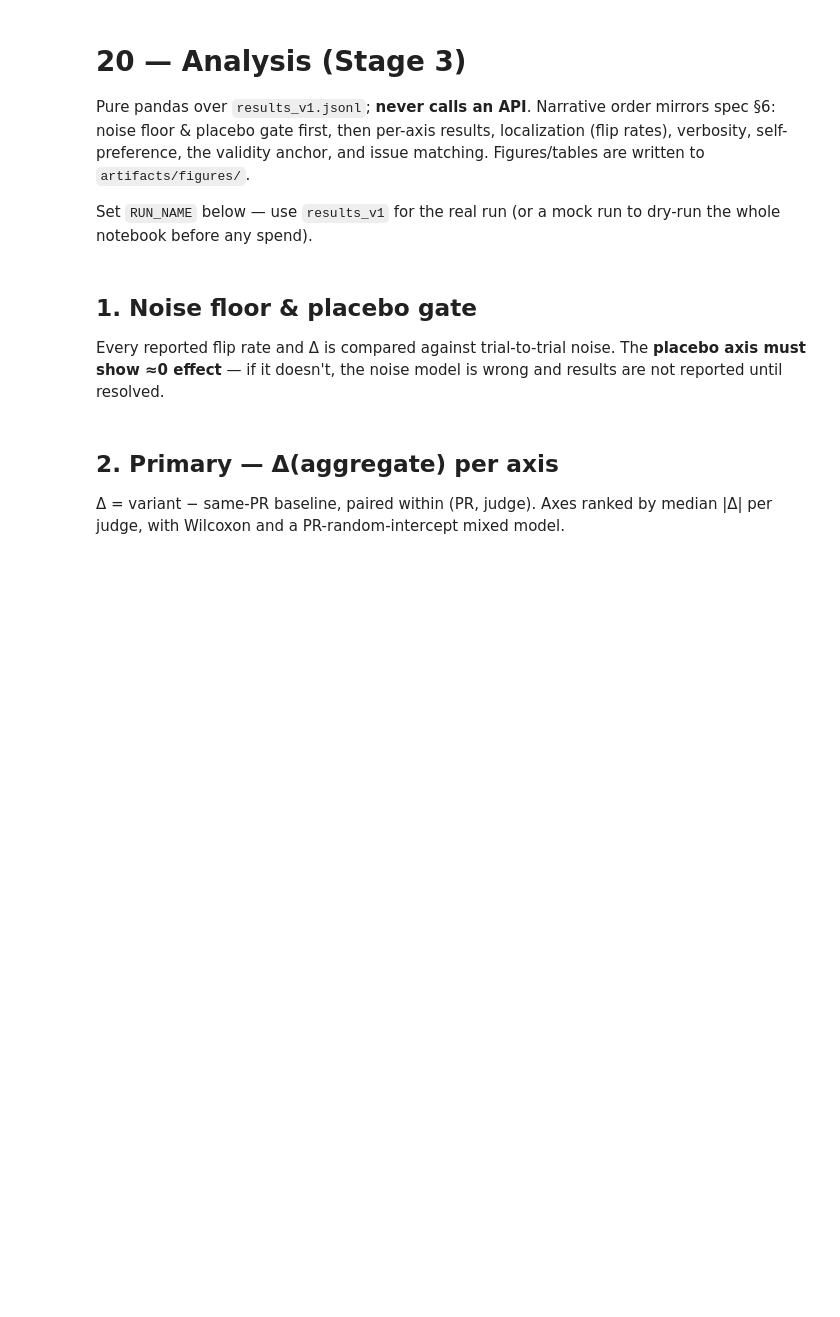
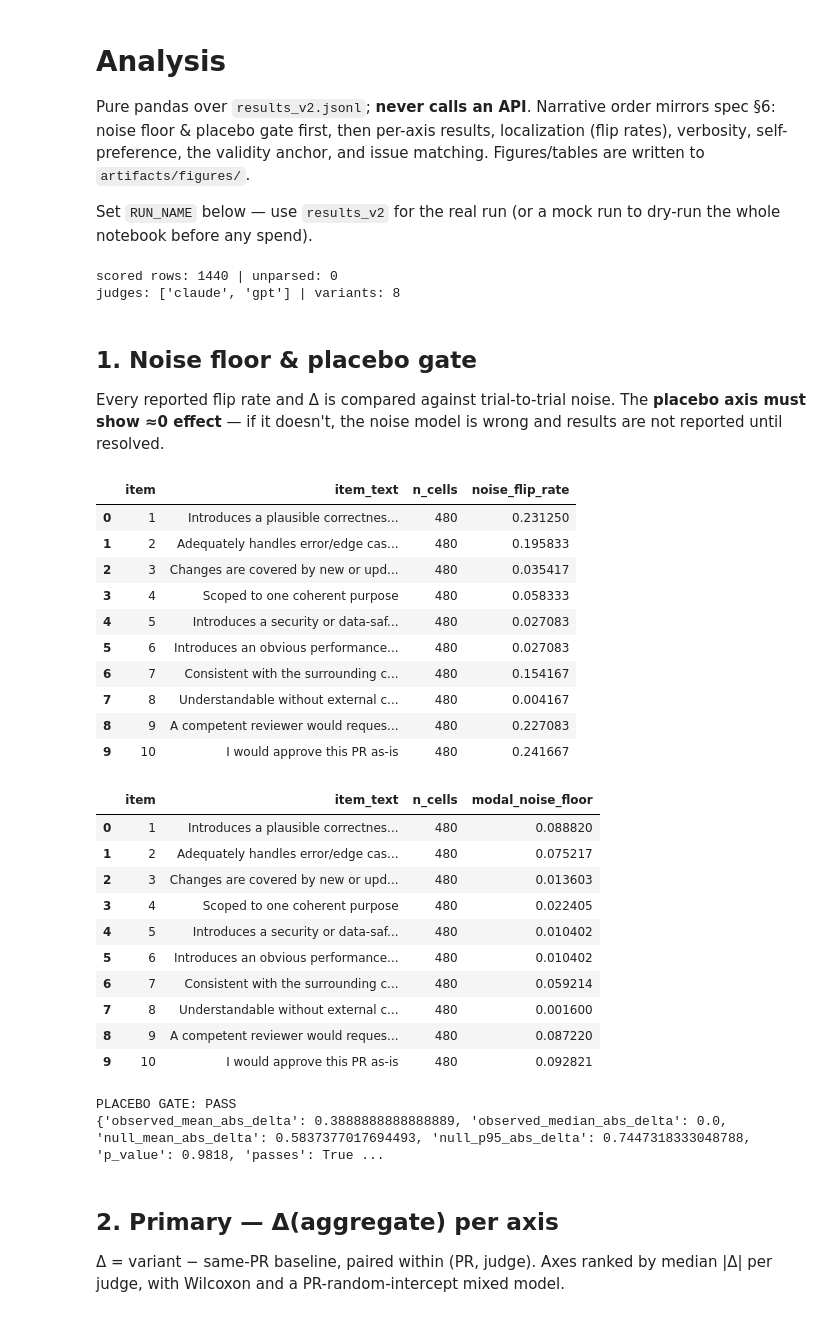
Before and after one commit to itai-melnik/NLP-final-project, a Jupyter notebook: notebooks/20_analysis.ipynb, the cells around one changed output. Saved outputs shown, nothing was run; the diff lists cells and outputs as text; code cells hidden in the pictures; blank space fills up the shorter version.

```diff
--- a/notebooks/20_analysis.ipynb
+++ b/notebooks/20_analysis.ipynb
@@ -1,10 +1,13 @@
 # %% [markdown]
-# 20 — Analysis (Stage 3)
+# Analysis
 
-Pure pandas over `results_v1.jsonl`; **never calls an API**. Narrative order mirrors spec §6: noise floor & placebo gate first, then per-axis results, localization (flip rates), verbosity, self-preference, the validity anchor, and issue matching. Figures/tables are written to `artifacts/figures/`.
+Pure pandas over `results_v2.jsonl`; **never calls an API**. Narrative order mirrors spec §6: noise floor & placebo gate first, then per-axis results, localization (flip rates), verbosity, self-preference, the validity anchor, and issue matching. Figures/tables are written to `artifacts/figures/`.
 
-Set `RUN_NAME` below — use `results_v1` for the real run (or a mock run to dry-run the whole notebook before any spend).
+Set `RUN_NAME` below — use `results_v2` for the real run (or a mock run to dry-run the whole notebook before any spend).
 # %%
+%load_ext autoreload
+%autoreload 2
+
 import sys
 from pathlib import Path
 sys.path.insert(0, str(Path.cwd().parent / 'src'))  # run from notebooks/
@@ -13,20 +16,50 @@ config = load_config()
 from prjudge import analysis as A
 import pandas as pd, numpy as np, matplotlib.pyplot as plt
 pd.set_option('display.width', 160)
-RUN_NAME = 'results_v1'   # or a mock run name to validate the notebook first
+RUN_NAME = 'results_v2'   # or a mock run name to validate the notebook first
 FIG = A.figures_dir(config)
 df = A.load_results(config, RUN_NAME)
 print('scored rows:', len(df), '| unparsed:', A.load_results.n_unparsed)
 print('judges:', sorted(df['judge'].unique()), '| variants:', df['variant'].nunique())
+# %% [output]
+scored rows: 1440 | unparsed: 0
+judges: ['claude', 'gpt'] | variants: 8
 # %% [markdown]
 ## 1. Noise floor & placebo gate
 Every reported flip rate and Δ is compared against trial-to-trial noise. The **placebo axis must show ≈0 effect** — if it doesn't, the noise model is wrong and results are not reported until resolved.
 # %%
 nf = A.noise_floor(df)
 display(nf)
+mnf = A.modal_noise_floor(df)
+display(mnf)
 gate = A.placebo_gate(df)
 print('PLACEBO GATE:', 'PASS' if gate['passes'] else 'FAIL')
 print(gate)
+# %% [output]
+|  | item | item_text | n_cells | noise_flip_rate |
+| 0 | 1 | Introduces a plausible correctnes... | 480 | 0.231250 |
+| 1 | 2 | Adequately handles error/edge cas... | 480 | 0.195833 |
+| 2 | 3 | Changes are covered by new or upd... | 480 | 0.035417 |
+| 3 | 4 | Scoped to one coherent purpose | 480 | 0.058333 |
+| 4 | 5 | Introduces a security or data-saf... | 480 | 0.027083 |
+| 5 | 6 | Introduces an obvious performance... | 480 | 0.027083 |
+| 6 | 7 | Consistent with the surrounding c... | 480 | 0.154167 |
+| 7 | 8 | Understandable without external c... | 480 | 0.004167 |
+| 8 | 9 | A competent reviewer would reques... | 480 | 0.227083 |
+| 9 | 10 | I would approve this PR as-is | 480 | 0.241667 |
+|  | item | item_text | n_cells | modal_noise_floor |
+| 0 | 1 | Introduces a plausible correctnes... | 480 | 0.088820 |
+| 1 | 2 | Adequately handles error/edge cas... | 480 | 0.075217 |
+| 2 | 3 | Changes are covered by new or upd... | 480 | 0.013603 |
+| 3 | 4 | Scoped to one coherent purpose | 480 | 0.022405 |
+| 4 | 5 | Introduces a security or data-saf... | 480 | 0.010402 |
+| 5 | 6 | Introduces an obvious performance... | 480 | 0.010402 |
+| 6 | 7 | Consistent with the surrounding c... | 480 | 0.059214 |
+| 7 | 8 | Understandable without external c... | 480 | 0.001600 |
+| 8 | 9 | A competent reviewer would reques... | 480 | 0.087220 |
+| 9 | 10 | I would approve this PR as-is | 480 | 0.092821 |
+PLACEBO GATE: PASS
+{'observed_mean_abs_delta': 0.3888888888888889, 'observed_median_abs_delta': 0.0, 'null_mean_abs_delta': 0.5837377017694493, 'null_p95_abs_delta': 0.7447318333048788, 'p_value': 0.9818, 'passes': True ...
 # %% [markdown]
 ## 2. Primary — Δ(aggregate) per axis
 Δ = variant − same-PR baseline, paired within (PR, judge). Axes ranked by median |Δ| per judge, with Wilcoxon and a PR-random-intercept mixed model.
```
Also changed, not shown: parts of 13 cells of this notebook, 15 other files.
